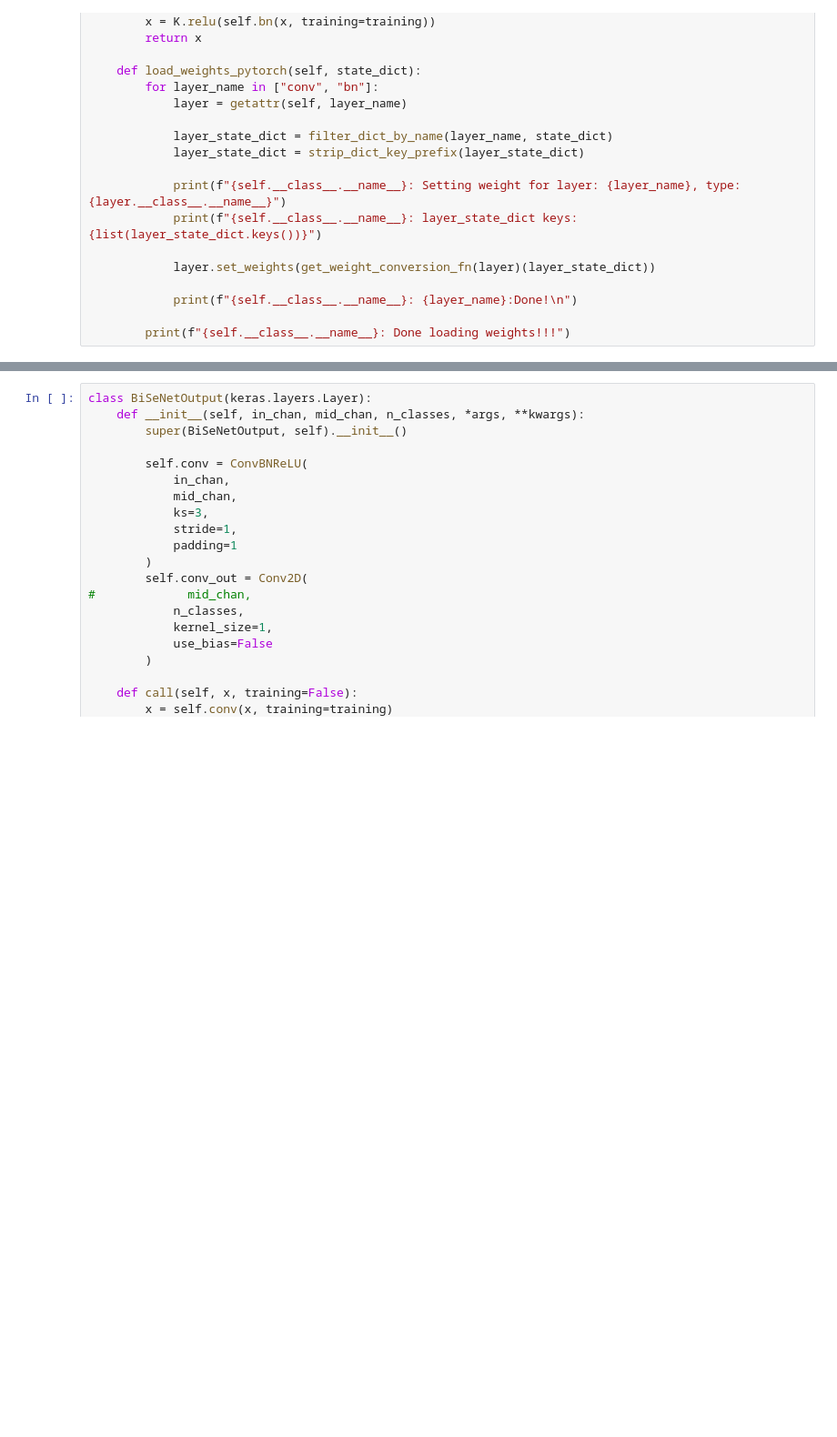
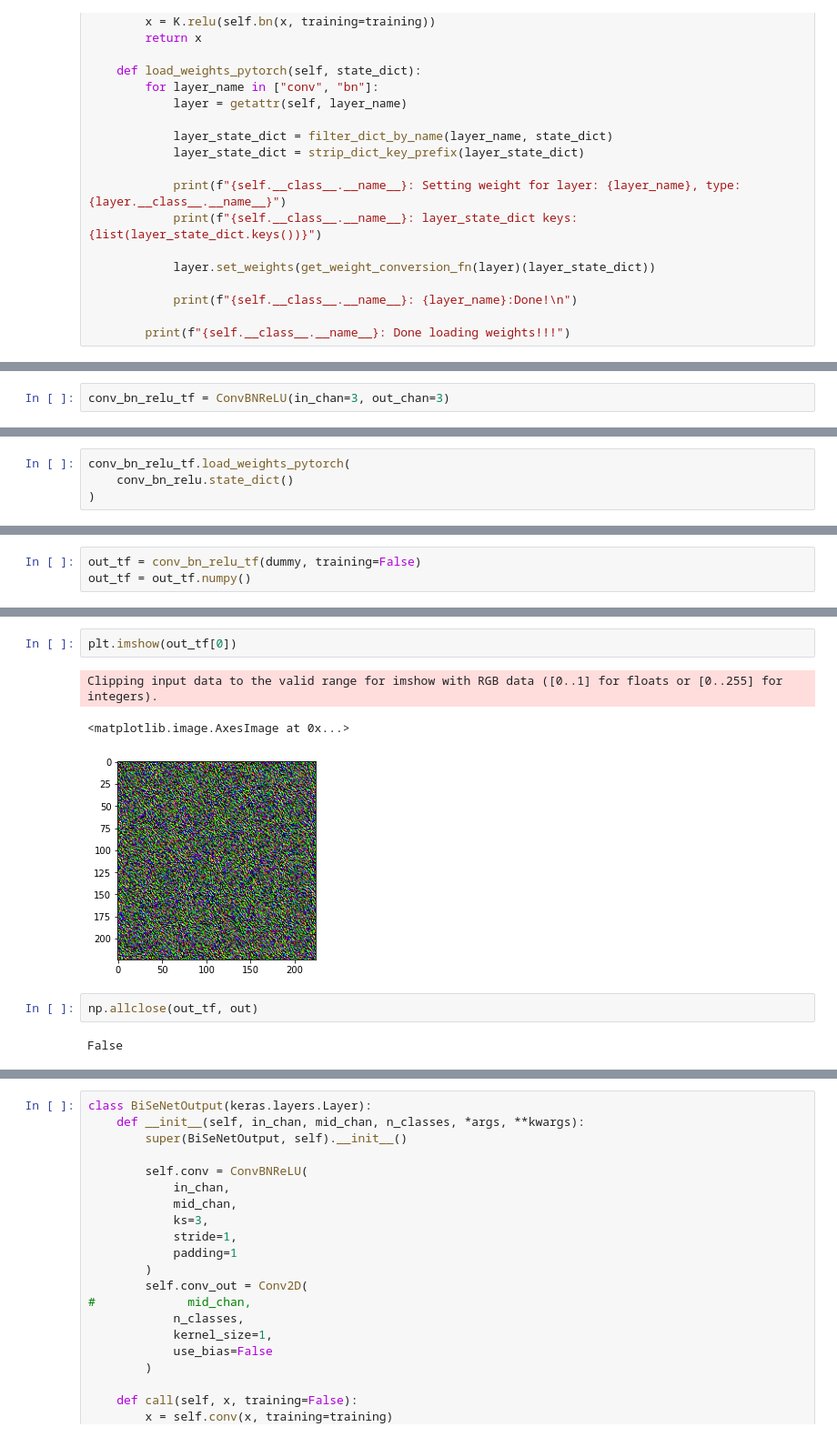
Before and after one commit to xiankgx/face-parsing.PyTorch, a Jupyter notebook: Convert model PyTorch to TensorFlow.ipynb, the cells around one changed output, grey strips where cells are left out. Shown at 91% size. Drawn from its saved outputs; the diff is of its cells as text; blank space fills up the shorter version.

```diff
--- a/Convert model PyTorch to TensorFlow.ipynb
+++ b/Convert model PyTorch to TensorFlow.ipynb
@@ -839,0 +860,2 @@ class ConvBNReLU(keras.layers.Layer):
+# %%
+conv_bn_relu_tf = ConvBNReLU(in_chan=3, out_chan=3)
@@ -839,0 +869,4 @@ class ConvBNReLU(keras.layers.Layer):
+# %%
+conv_bn_relu_tf.load_weights_pytorch(
+    conv_bn_relu.state_dict()
+)
@@ -839,0 +898,3 @@ class ConvBNReLU(keras.layers.Layer):
+# %%
+out_tf = conv_bn_relu_tf(dummy, training=False)
+out_tf = out_tf.numpy()
@@ -839,0 +951,10 @@ class ConvBNReLU(keras.layers.Layer):
+# %%
+plt.imshow(out_tf[0])
+# %% [output]
+Clipping input data to the valid range for imshow with RGB data ([0..1] for floats or [0..255] for integers).
+<matplotlib.image.AxesImage at 0x...>
+[figure, added]
+# %%
+np.allclose(out_tf, out)
+# %% [output]
+False
```
Also changed, not shown: parts of 32 cells of this notebook.
